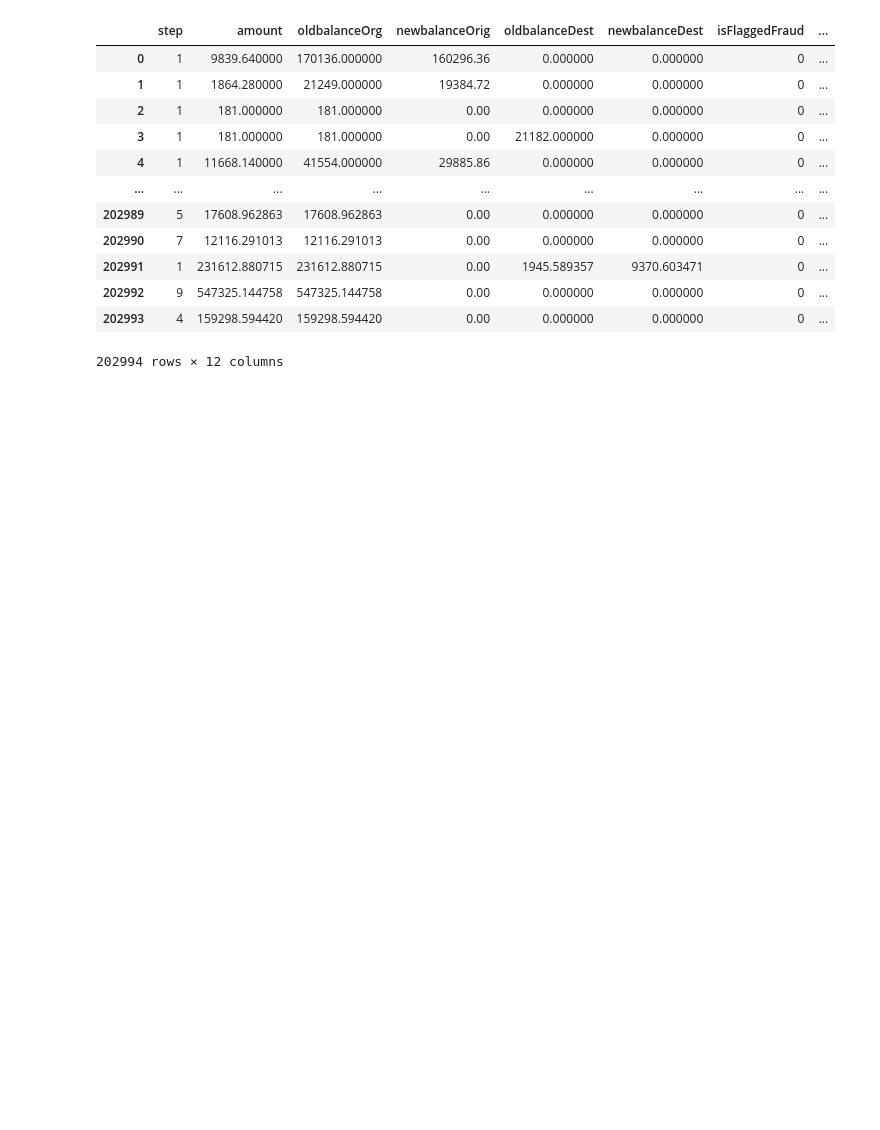
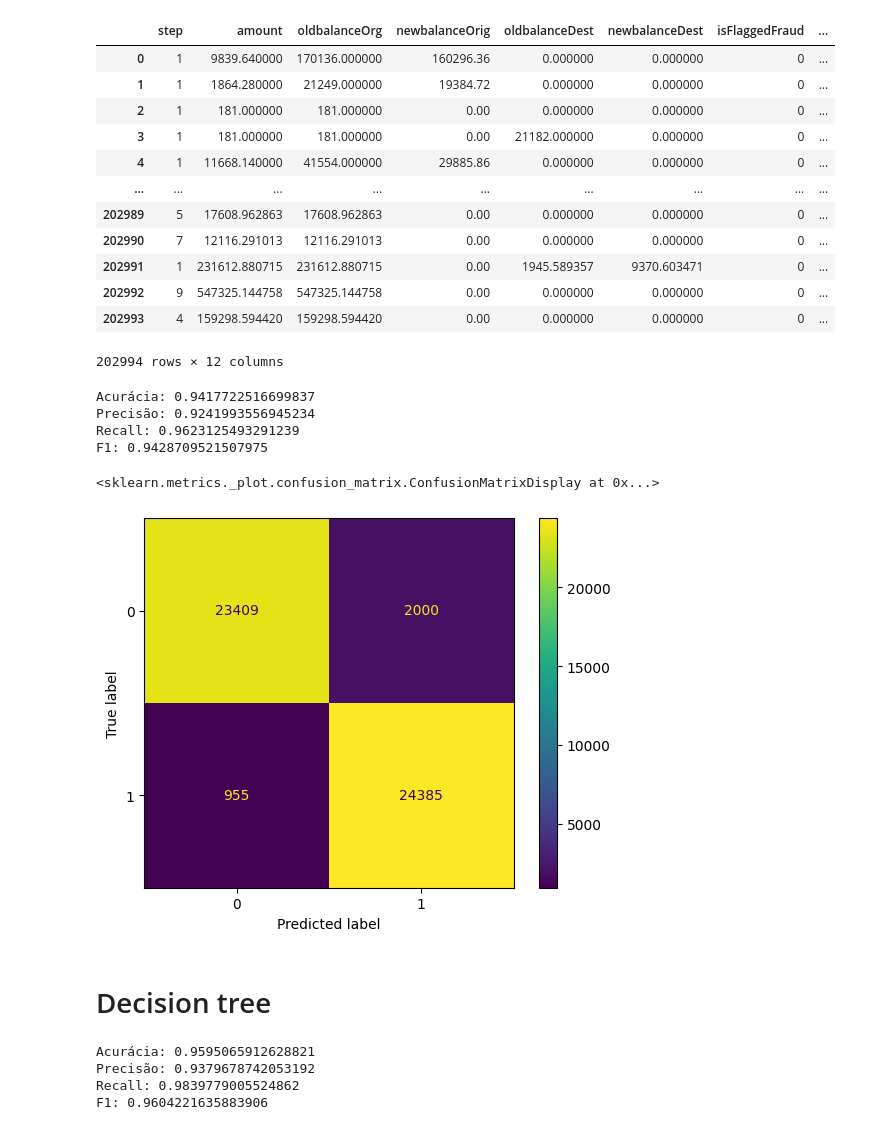
Before and after one commit to xpcosmos/deteccao-de-fraudes, a Jupyter notebook: app.ipynb, the cells around one changed output. Drawn from its saved outputs; the diff is of its cells as text; code cells hidden in the pictures; blank space fills up the shorter version.

```diff
--- a/app.ipynb
+++ b/app.ipynb
@@ -105,3 +107,28 @@ X_balanceado
 | 202992 | 9 | 547325.144758 | 547325.144758 | 0.00 | 0.000000 | 0.000000 | 0 | ... |
 | 202993 | 4 | 159298.594420 | 159298.594420 | 0.00 | 0.000000 | 0.000000 | 0 | ... |
 202994 rows × 12 columns
+# %%
+SEED = 42
+
+X_train, X_test, y_train, y_test = train_test_split(X_balanceado, y_balanceado, test_size=0.25, random_state= SEED)
+
+lr = LogisticRegression(max_iter=1000, random_state=SEED)
+lr.fit(X_train, y_train)
+y_pred = lr.predict(X_test)
+
+print("Acurácia:",metrics.accuracy_score(y_test, y_pred))
+print("Precisão:",metrics.precision_score(y_test, y_pred))
+print("Recall:",metrics.recall_score(y_test, y_pred))
+print("F1:",metrics.f1_score(y_test, y_pred))
+# %% [output]
+Acurácia: 0.9417722516699837
+Precisão: 0.9241993556945234
+Recall: 0.9623125493291239
+F1: 0.9428709521507975
+# %%
+metrics.ConfusionMatrixDisplay(metrics.confusion_matrix(y_test, y_pred)).plot()
+# %% [output]
+<sklearn.metrics._plot.confusion_matrix.ConfusionMatrixDisplay at 0x...>
+[figure, added]
+# %% [markdown]
+# Decision tree
@@ -107,0 +137,18 @@ X_balanceado
+# %%
+SEED = 42
+
+X_train, X_test, y_train, y_test = train_test_split(X_balanceado, y_balanceado, test_size=0.25, random_state= SEED)
+
+dt = DecisionTreeClassifier(max_depth=5, random_state=SEED)
+dt.fit(X_train, y_train)
+y_pred = dt.predict(X_test)
+
+print("Acurácia:",metrics.accuracy_score(y_test, y_pred))
+print("Precisão:",metrics.precision_score(y_test, y_pred))
+print("Recall:",metrics.recall_score(y_test, y_pred))
+print("F1:",metrics.f1_score(y_test, y_pred))
+# %% [output]
+Acurácia: 0.9595065912628821
+Precisão: 0.9379678742053192
+Recall: 0.9839779005524862
+F1: 0.9604221635883906
```
Also changed, not shown: parts of 10 cells of this notebook.
